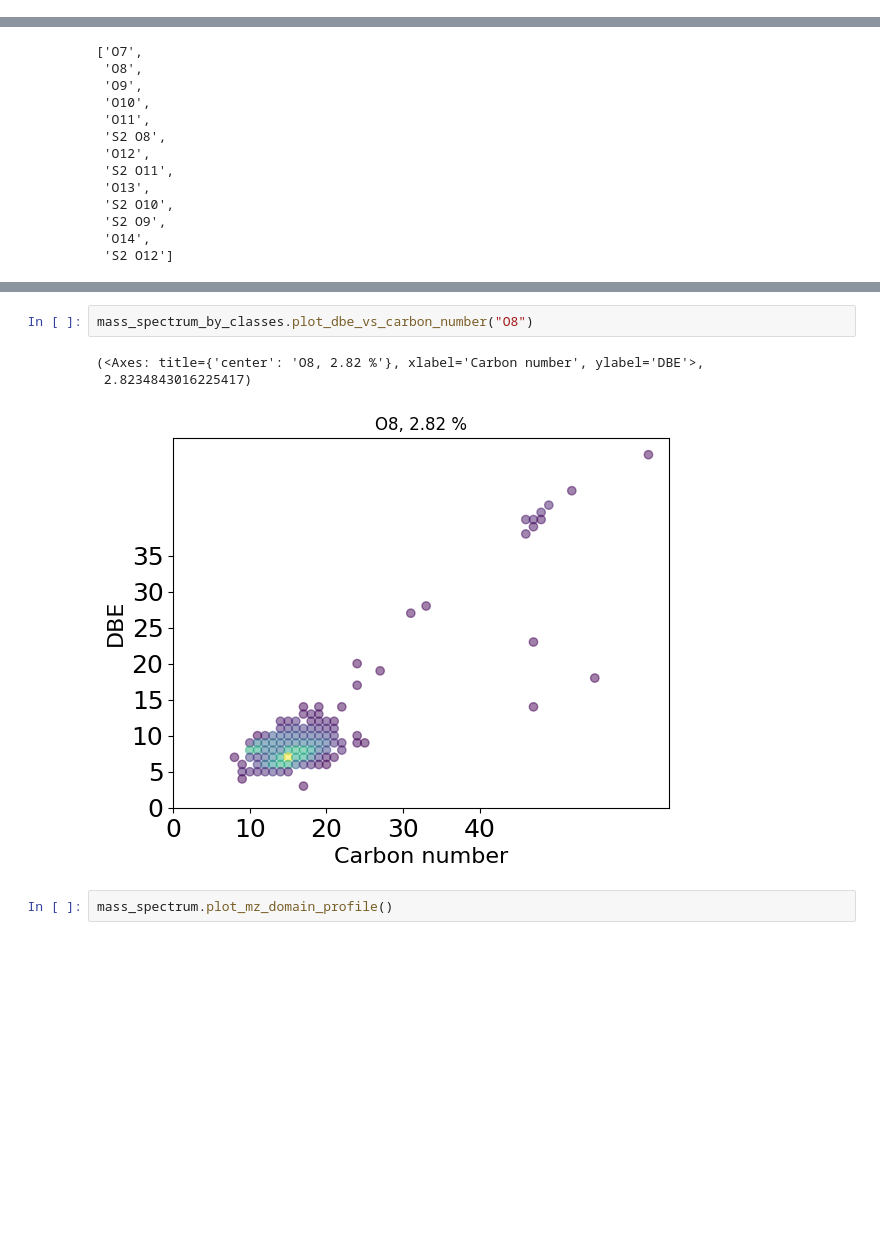
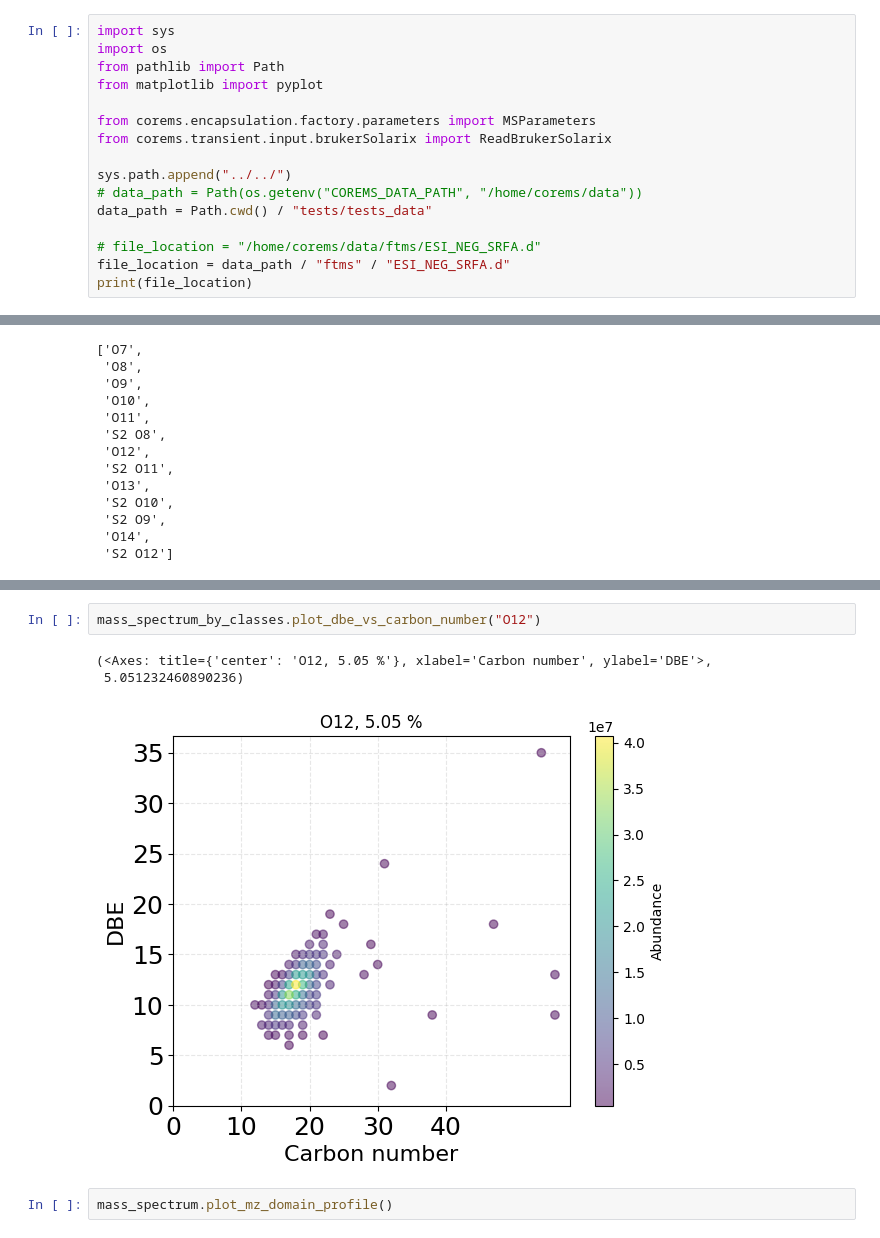
Before and after one commit to robertyoung3/CoreMS, a Jupyter notebook: notebooks/CoreMS_Tutorial.ipynb, the cells around one changed output, grey strips where cells are left out. Drawn from its saved outputs; the diff is of its cells as text; blank space fills up the shorter version.

```diff
--- a/notebooks/CoreMS_Tutorial.ipynb
+++ b/notebooks/CoreMS_Tutorial.ipynb
@@ -4,3 +4,19 @@
 `CoreMS` framework for mass spectrum
 # %% [markdown]
 ### 1. Import Bruker Transient File
+# %%
+import sys
+import os
+from pathlib import Path
+from matplotlib import pyplot
+
+from corems.encapsulation.factory.parameters import MSParameters
+from corems.transient.input.brukerSolarix import ReadBrukerSolarix
+
+sys.path.append("../../")
+# data_path = Path(os.getenv("COREMS_DATA_PATH", "/home/corems/data"))
+data_path = Path.cwd() / "tests/tests_data"
+
+# file_location = "/home/corems/data/ftms/ESI_NEG_SRFA.d"
+file_location = data_path / "ftms" / "ESI_NEG_SRFA.d"
+print(file_location)
@@ -418,9 +482,9 @@ mass_spectrum_by_classes.plot_van_krevelen("O8")
 # %%
-mass_spectrum_by_classes.plot_dbe_vs_carbon_number("O8")
+mass_spectrum_by_classes.plot_dbe_vs_carbon_number("O12")
 # %% [output]
-(<Axes: title={'center': 'O8, 2.82 %'}, xlabel='Carbon number', ylabel='DBE'>,
- 2.8234843016225417)
+(<Axes: title={'center': 'O12, 5.05 %'}, xlabel='Carbon number', ylabel='DBE'>,
+ 5.051232460890236)
-[figure, old version]
+[figure, new version]
 # %%
 mass_spectrum.plot_mz_domain_profile()
 # %% [output]
```
Also changed, not shown: parts of 11 cells of this notebook, 10 other files.
